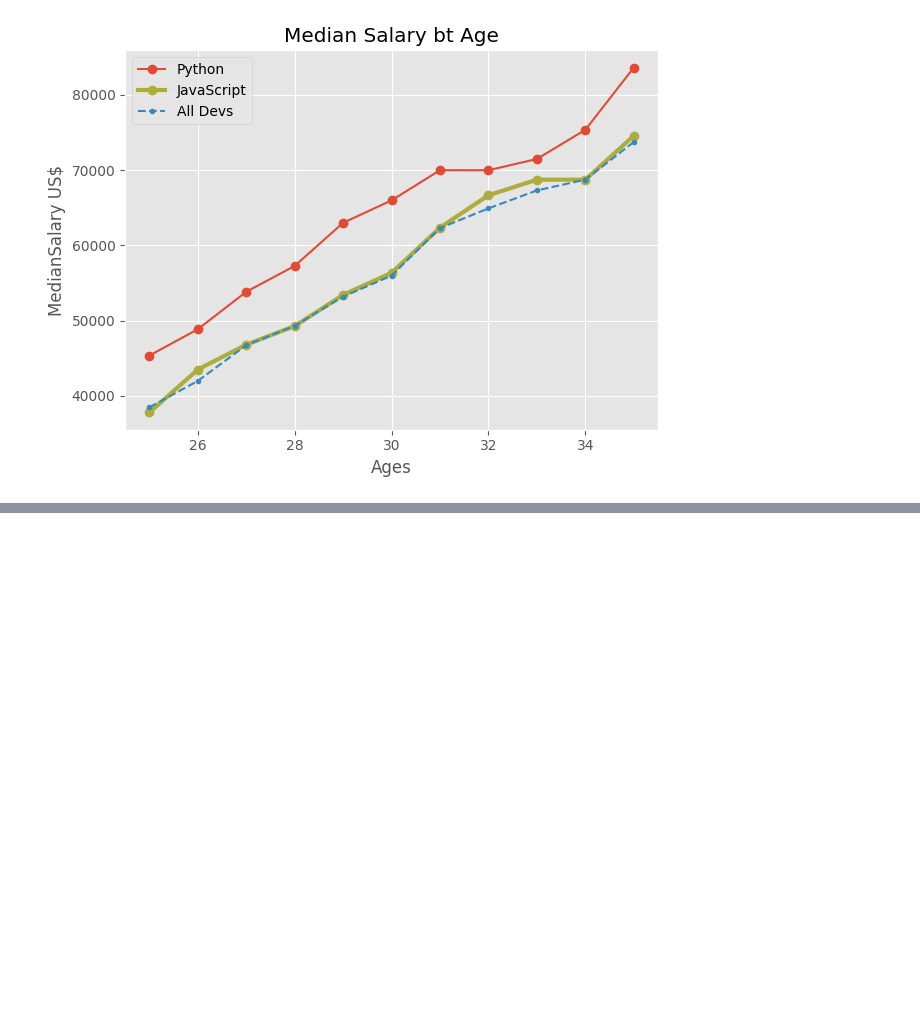
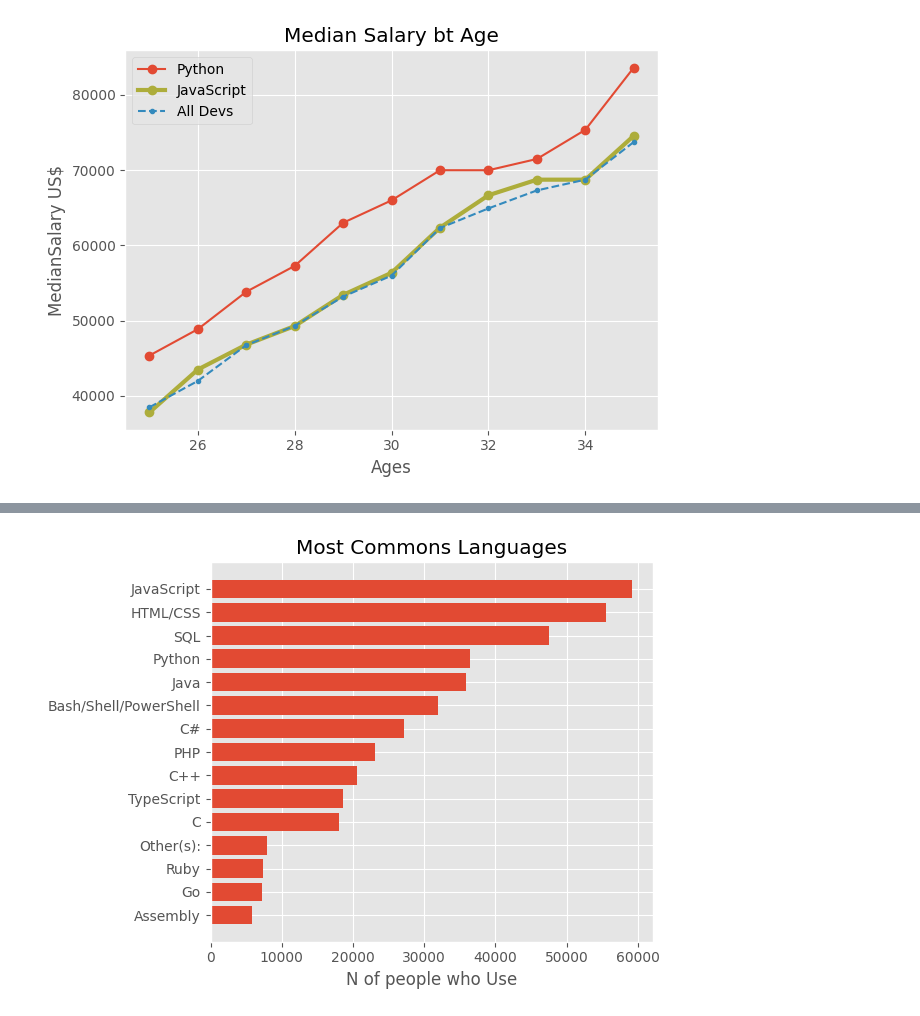
Before and after one commit to marcoeferro/matplotlib, a Jupyter notebook: matplotlibpractice.ipynb, the cells around one changed output, grey strips where cells are left out. Saved outputs shown, nothing was run; the diff lists cells and outputs as text; code cells hidden in the pictures; blank space fills up the shorter version.

```diff
--- a/matplotlibpractice.ipynb
+++ b/matplotlibpractice.ipynb
@@ -264,0 +319,26 @@ plt.show()
+# %%
+data = pd.read_csv('https://raw.githubusercontent.com/CoreyMSchafer/code_snippets/master/Python/Matplotlib/02-BarCharts/data.csv')
+ids = data['Responder_id']
+lang_responses = data['LanguagesWorkedWith']
+language_counter = Counter()
+
+for response in lang_responses:
+    language_counter.update(response.split(';'))
+
+languages = []
+popularity = []
+
+for item in language_counter.most_common(15):
+    languages.append(item[0])
+    popularity.append(item[1])
+
+languages.reverse()
+popularity.reverse()
+
+plt.barh(languages,popularity)
+plt.title('Most Commons Languages')
+plt.xlabel('N of people who Use')
+plt.tight_layout()
+plt.show()
+# %% [output]
+[figure, added]
```
Also changed, not shown: parts of 14 cells of this notebook.
